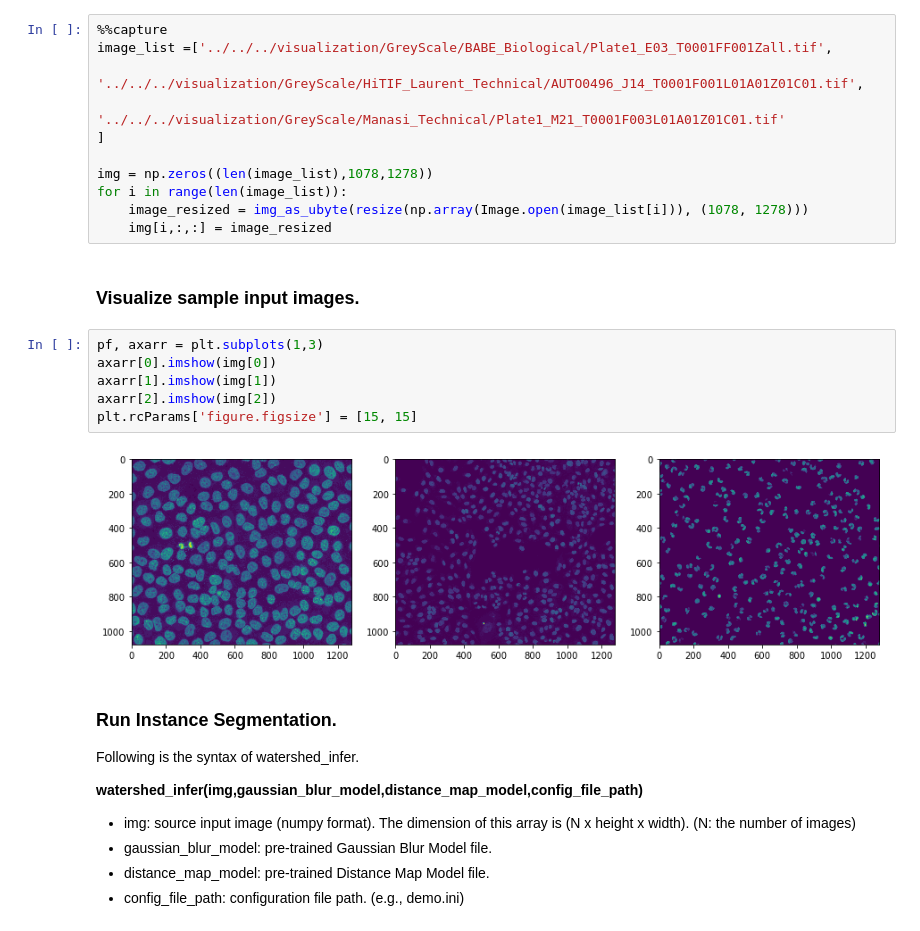
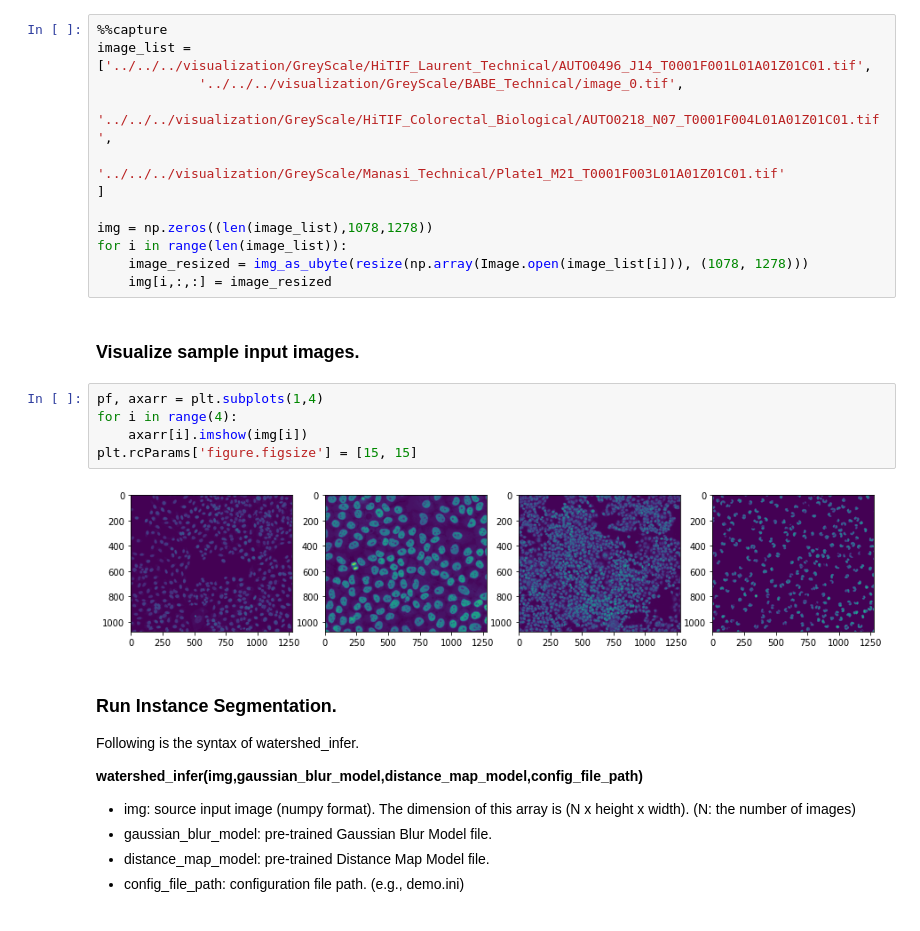
Before and after one commit to CBIIT/nci-hitif, a Jupyter notebook: framework-nucleus-segmentation/inference/watershed/demo/demo.ipynb, the cells around one changed output. Drawn from its saved outputs; the diff is of its cells as text.

```diff
--- a/framework-nucleus-segmentation/inference/watershed/demo/demo.ipynb
+++ b/framework-nucleus-segmentation/inference/watershed/demo/demo.ipynb
@@ -64,8 +64,9 @@ label_max_size = 100000
 3 Different cell images are used in this demo.
 # %%
 %%capture
-image_list =['../../../visualization/GreyScale/BABE_Biological/Plate1_E03_T0001FF001Zall.tif',
-             '../../../visualization/GreyScale/HiTIF_Laurent_Technical/AUTO0496_J14_T0001F001L01A01Z01C01.tif',
+image_list =['../../../visualization/GreyScale/HiTIF_Laurent_Technical/AUTO0496_J14_T0001F001L01A01Z01C01.tif',
+             '../../../visualization/GreyScale/BABE_Technical/image_0.tif',
+             '../../../visualization/GreyScale/HiTIF_Colorectal_Biological/AUTO0218_N07_T0001F004L01A01Z01C01.tif',
              '../../../visualization/GreyScale/Manasi_Technical/Plate1_M21_T0001F003L01A01Z01C01.tif'
 ]
 
@@ -76,13 +77,12 @@ for i in range(len(image_list)):
 # %% [markdown]
 ### Visualize sample input images.
 # %%
-pf, axarr = plt.subplots(1,3)
-axarr[0].imshow(img[0])
-axarr[1].imshow(img[1])
-axarr[2].imshow(img[2])
+pf, axarr = plt.subplots(1,4)
+for i in range(4):
+    axarr[i].imshow(img[i])
 plt.rcParams['figure.figsize'] = [15, 15]
 # %% [output]
-[figure, old version]
+[figure, new version]
 # %% [markdown]
 ### Run Instance Segmentation.
 
```
Also changed, not shown: 20 other files.
